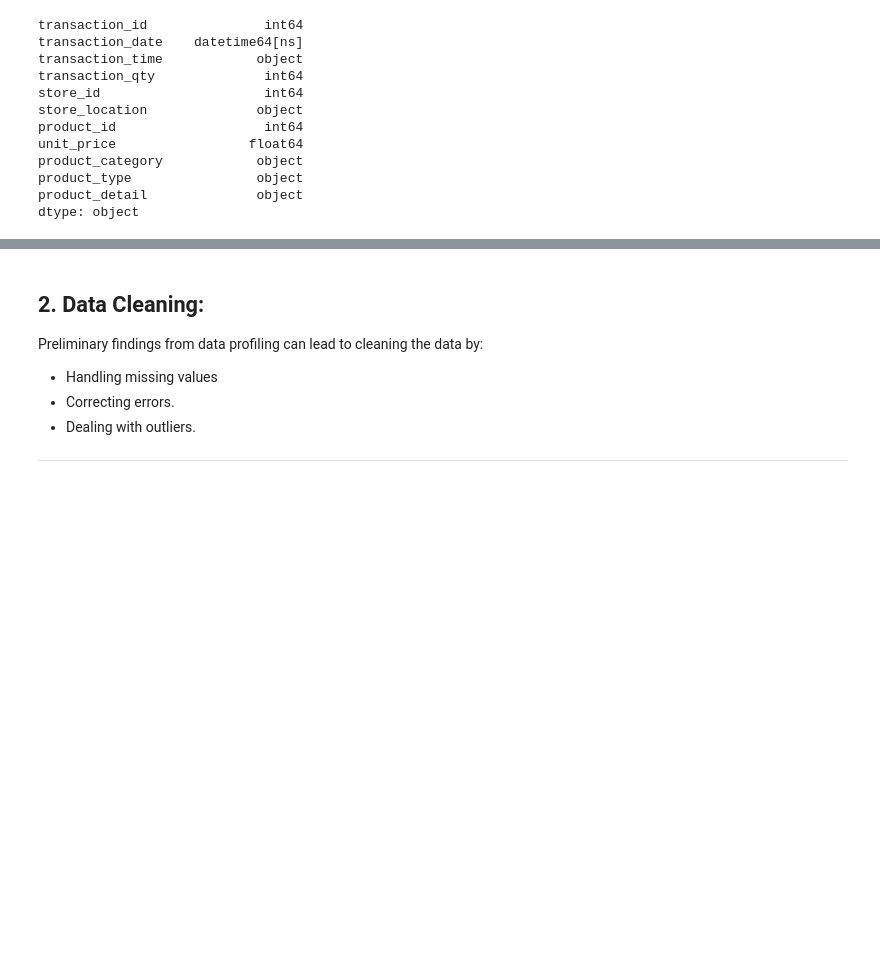
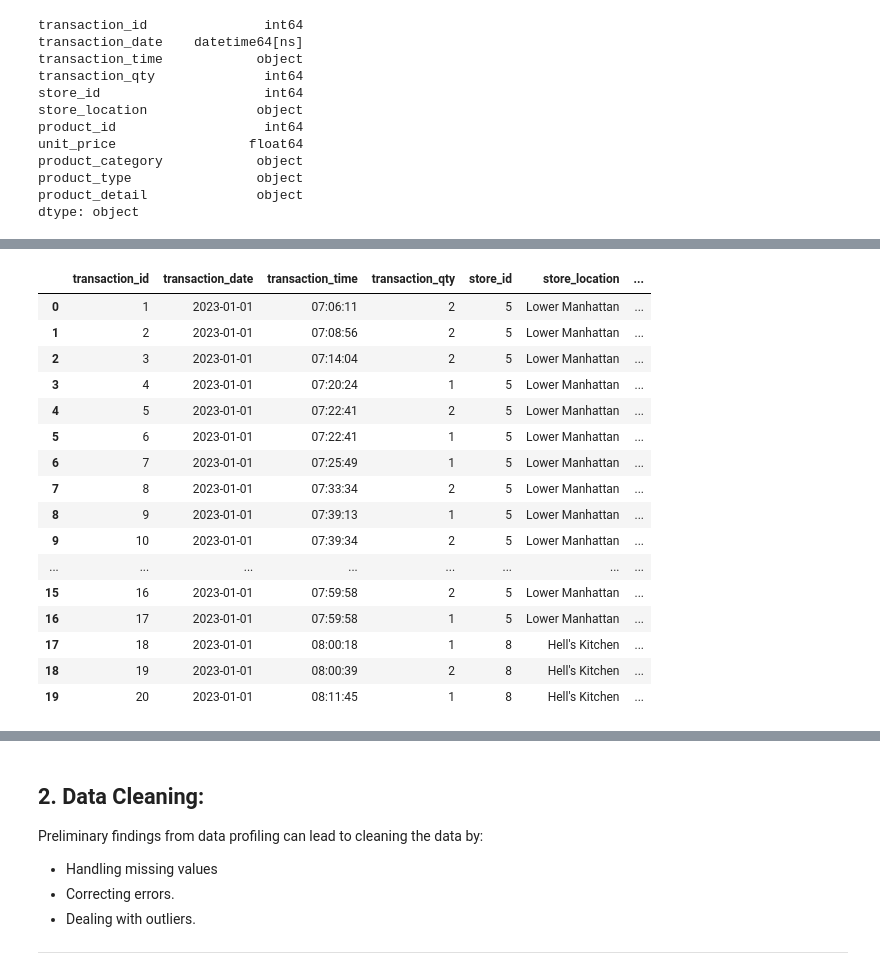
Before and after one commit to arwaalkhathlan/Coffee-Story, a Jupyter notebook: EDA explain template-Abdullah.ipynb, the cells around one changed output, grey strips where cells are left out. Drawn from its saved outputs; the diff is of its cells as text; code cells hidden in the pictures; blank space fills up the shorter version.

```diff
--- a/EDA explain template-Abdullah.ipynb
+++ b/EDA explain template-Abdullah.ipynb
@@ -469,0 +537,3 @@ coffee_df = coffee_df[coffee_df['product_category'] != 'Branded']
+# %%
+#out of our scope
+coffee_df = coffee_df[coffee_df['product_category'] != 'Loose Tea']
@@ -543,0 +643,20 @@ dtype: object
+# %%
+coffee_df.head(20)
+# %% [output]
+|  | transaction_id | transaction_date | transaction_time | transaction_qty | store_id | store_location | ... |
+| 0 | 1 | 2023-01-01 | 07:06:11 | 2 | 5 | Lower Manhattan | ... |
+| 1 | 2 | 2023-01-01 | 07:08:56 | 2 | 5 | Lower Manhattan | ... |
+| 2 | 3 | 2023-01-01 | 07:14:04 | 2 | 5 | Lower Manhattan | ... |
+| 3 | 4 | 2023-01-01 | 07:20:24 | 1 | 5 | Lower Manhattan | ... |
+| 4 | 5 | 2023-01-01 | 07:22:41 | 2 | 5 | Lower Manhattan | ... |
+| 5 | 6 | 2023-01-01 | 07:22:41 | 1 | 5 | Lower Manhattan | ... |
+| 6 | 7 | 2023-01-01 | 07:25:49 | 1 | 5 | Lower Manhattan | ... |
+| 7 | 8 | 2023-01-01 | 07:33:34 | 2 | 5 | Lower Manhattan | ... |
+| 8 | 9 | 2023-01-01 | 07:39:13 | 1 | 5 | Lower Manhattan | ... |
+| 9 | 10 | 2023-01-01 | 07:39:34 | 2 | 5 | Lower Manhattan | ... |
+| ... | ... | ... | ... | ... | ... | ... | ... |
+| 15 | 16 | 2023-01-01 | 07:59:58 | 2 | 5 | Lower Manhattan | ... |
+| 16 | 17 | 2023-01-01 | 07:59:58 | 1 | 5 | Lower Manhattan | ... |
+| 17 | 18 | 2023-01-01 | 08:00:18 | 1 | 8 | Hell's Kitchen | ... |
+| 18 | 19 | 2023-01-01 | 08:00:39 | 2 | 8 | Hell's Kitchen | ... |
+| 19 | 20 | 2023-01-01 | 08:11:45 | 1 | 8 | Hell's Kitchen | ... |
```
Also changed, not shown: parts of 32 cells of this notebook.
